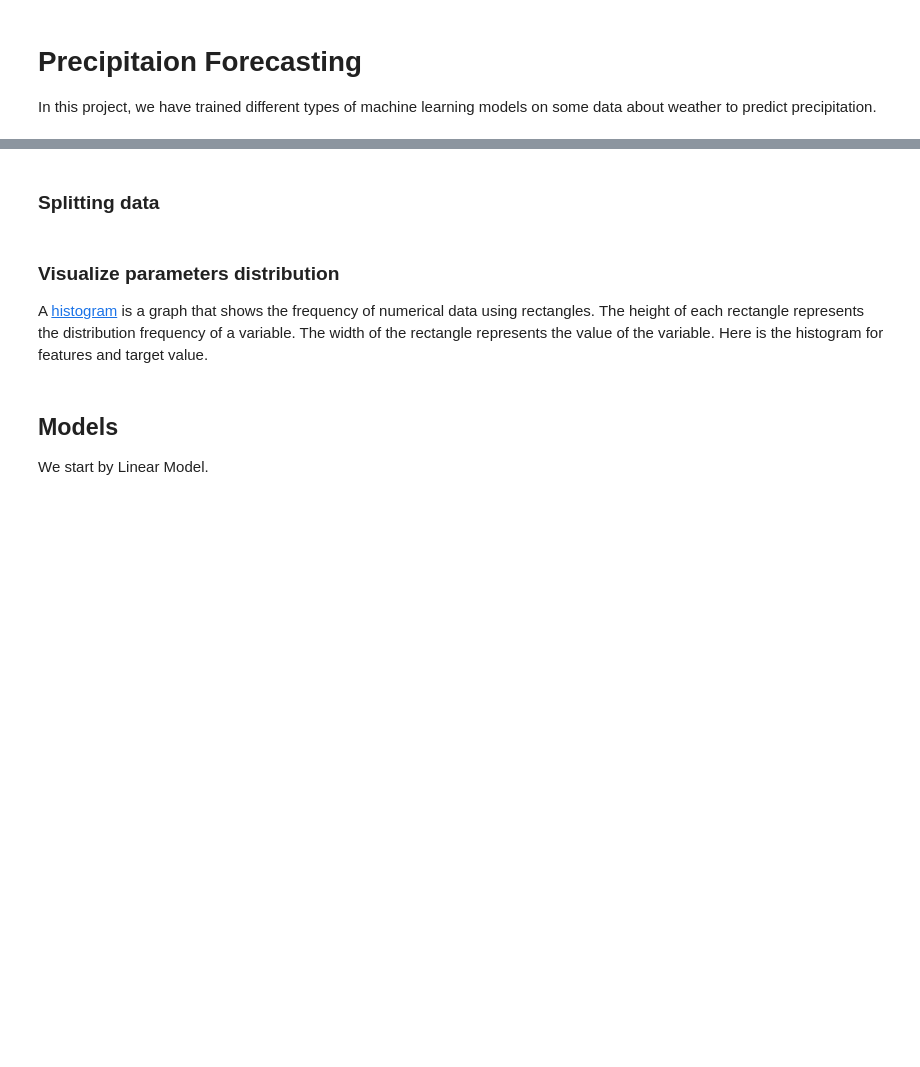
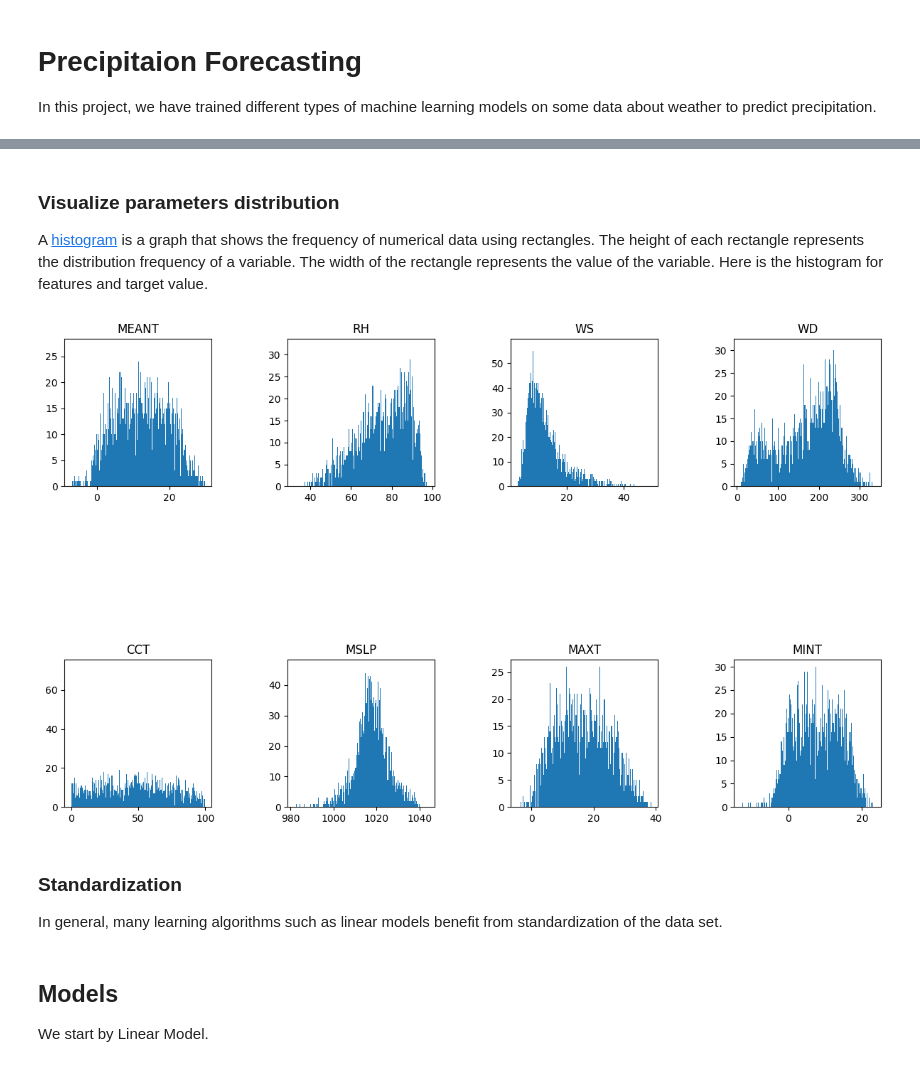
Before and after one commit to fraxea/weather, a Jupyter notebook: report.ipynb, the cells around one changed output, grey strips where cells are left out. Cells and saved outputs as stored; diff of their text form; code cells hidden in the pictures; blank space fills up the shorter version.

```diff
--- a/report.ipynb
+++ b/report.ipynb
@@ -68,3 +88 @@ write_daily_data(daily_data)
 _, FEATURES, X, y = read_daily_data()
-# %% [markdown]
-### Splitting data
@@ -79,7 +90,12 @@ X_train
 ### Visualize parameters distribution
 A [histogram](https://www.investopedia.com/terms/h/histogram.asp#:~:text=A%20histogram%20is%20a%20graph,how%20often%20that%20variable%20appears) is a graph that shows the frequency of numerical data using rectangles. The height of each rectangle represents the distribution frequency of a variable. The width of the rectangle represents the value of the variable. Here is the histogram for features and target value.
 # %%
-show_histogram(X_train.values)
+show_histogram(X.values)
+# %% [output]
+[figure, added]
+# %% [markdown]
+### Standardization
+In general, many learning algorithms such as linear models benefit from standardization of the data set.
 # %%
 stnd_s = StandardScaler()
 # %% [markdown]
```
Also changed, not shown: parts of 19 cells of this notebook, 4 other files.
